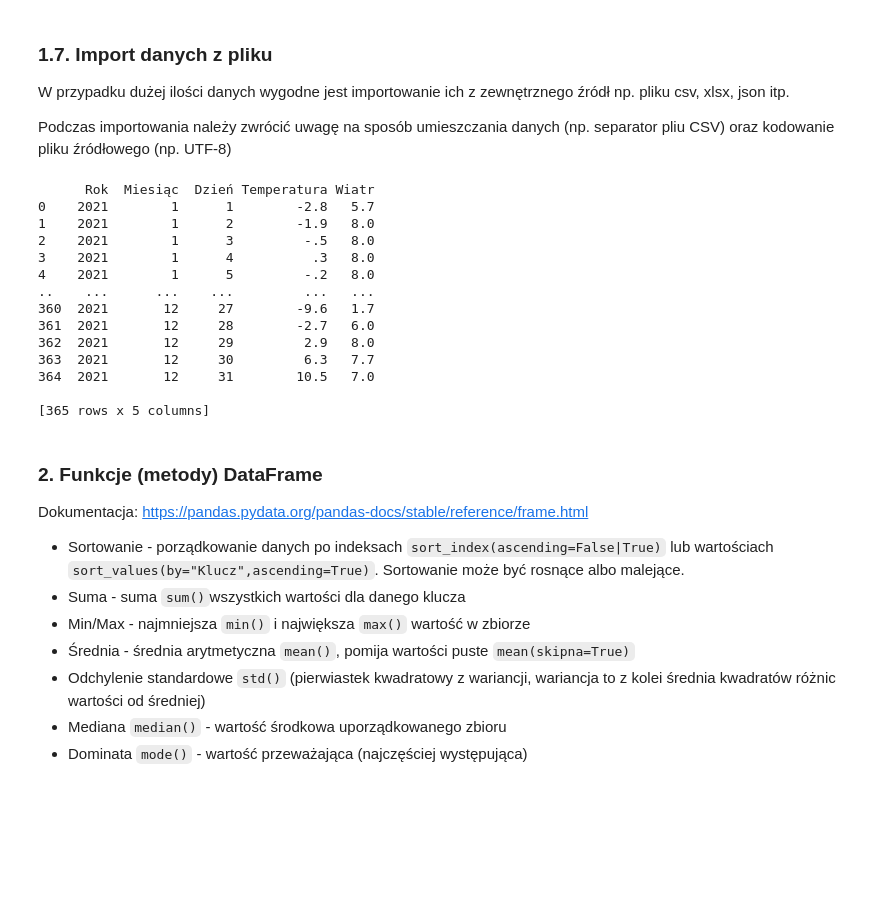
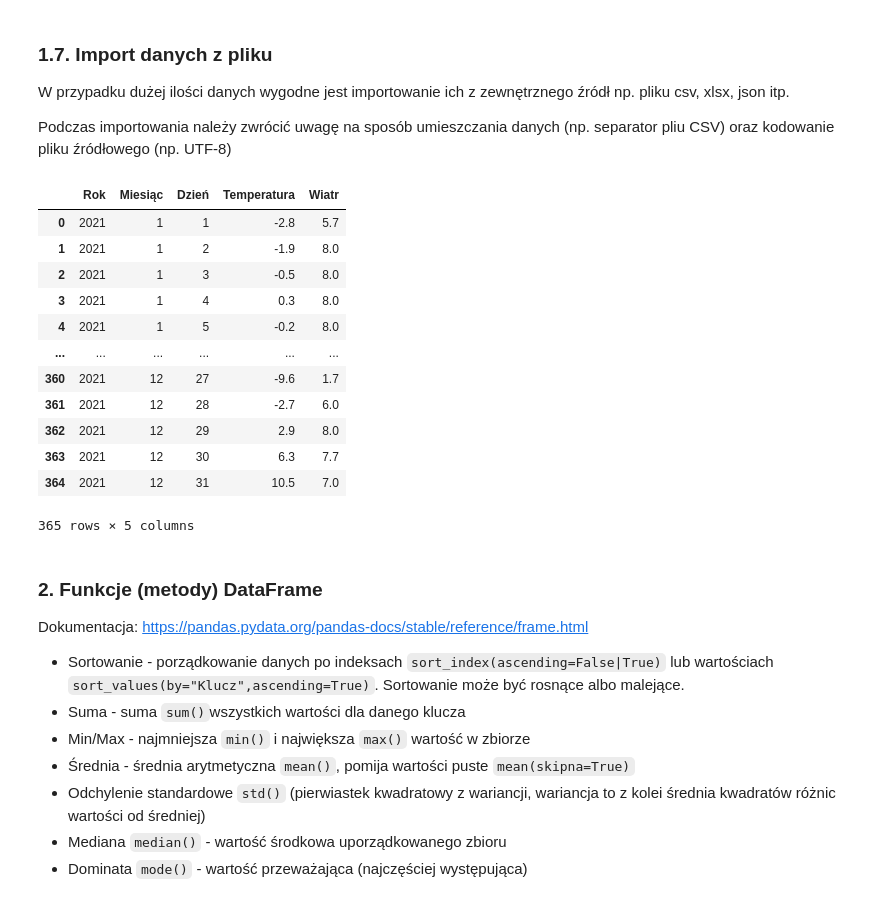
Before and after one commit to November7/AI4Youth, a Jupyter notebook: Spotkanie 2 [23.06.2025]/Biblioteka Pandas/Biblioteka Pandas.ipynb, the cells around one changed output. Saved outputs shown, nothing was run; the diff lists cells and outputs as text; code cells hidden in the pictures; blank space fills up the shorter version.

```diff
--- a/Spotkanie 2 [23.06.2025]/Biblioteka Pandas/Biblioteka Pandas.ipynb
+++ b/Spotkanie 2 [23.06.2025]/Biblioteka Pandas/Biblioteka Pandas.ipynb
@@ -244,25 +244,25 @@ Podczas importowania należy zwrócić uwagę na sposób umieszczania danych (np
 # %%
 import pandas as pd
 
-dane = pd.read_csv("DanePogodowe2021.csv",sep=";",encoding="UTF-8",decimal=",")
+dane = pd.read_csv("DanePogodowe2021.csv",sep=";",encoding="UTF-8",decimal=".")
 #dane = pd.read_excel("DanePogodowe2021.xlsx")
 
-print(dane)
+# print(dane)
+dane
 # %% [output]
+|  | Rok | Miesiąc | Dzień | Temperatura | Wiatr |
+| 0 | 2021 | 1 | 1 | -2.8 | 5.7 |
+| 1 | 2021 | 1 | 2 | -1.9 | 8.0 |
+| 2 | 2021 | 1 | 3 | -0.5 | 8.0 |
+| 3 | 2021 | 1 | 4 | 0.3 | 8.0 |
+| 4 | 2021 | 1 | 5 | -0.2 | 8.0 |
+| ... | ... | ... | ... | ... | ... |
+| 360 | 2021 | 12 | 27 | -9.6 | 1.7 |
+| 361 | 2021 | 12 | 28 | -2.7 | 6.0 |
+| 362 | 2021 | 12 | 29 | 2.9 | 8.0 |
+| 363 | 2021 | 12 | 30 | 6.3 | 7.7 |
+| 364 | 2021 | 12 | 31 | 10.5 | 7.0 |
-      Rok  Miesiąc  Dzień Temperatura Wiatr
-0    2021        1      1        -2.8   5.7
-1    2021        1      2        -1.9   8.0
-2    2021        1      3         -.5   8.0
-3    2021        1      4          .3   8.0
-4    2021        1      5         -.2   8.0
-..    ...      ...    ...         ...   ...
-360  2021       12     27        -9.6   1.7
-361  2021       12     28        -2.7   6.0
-362  2021       12     29         2.9   8.0
-363  2021       12     30         6.3   7.7
-364  2021       12     31        10.5   7.0
-
-[365 rows x 5 columns]
+365 rows × 5 columns
 # %% [markdown]
 ### 2. Funkcje (metody) DataFrame
 
```
Also changed, not shown: parts of 1 cell of this notebook, 4 other files.
